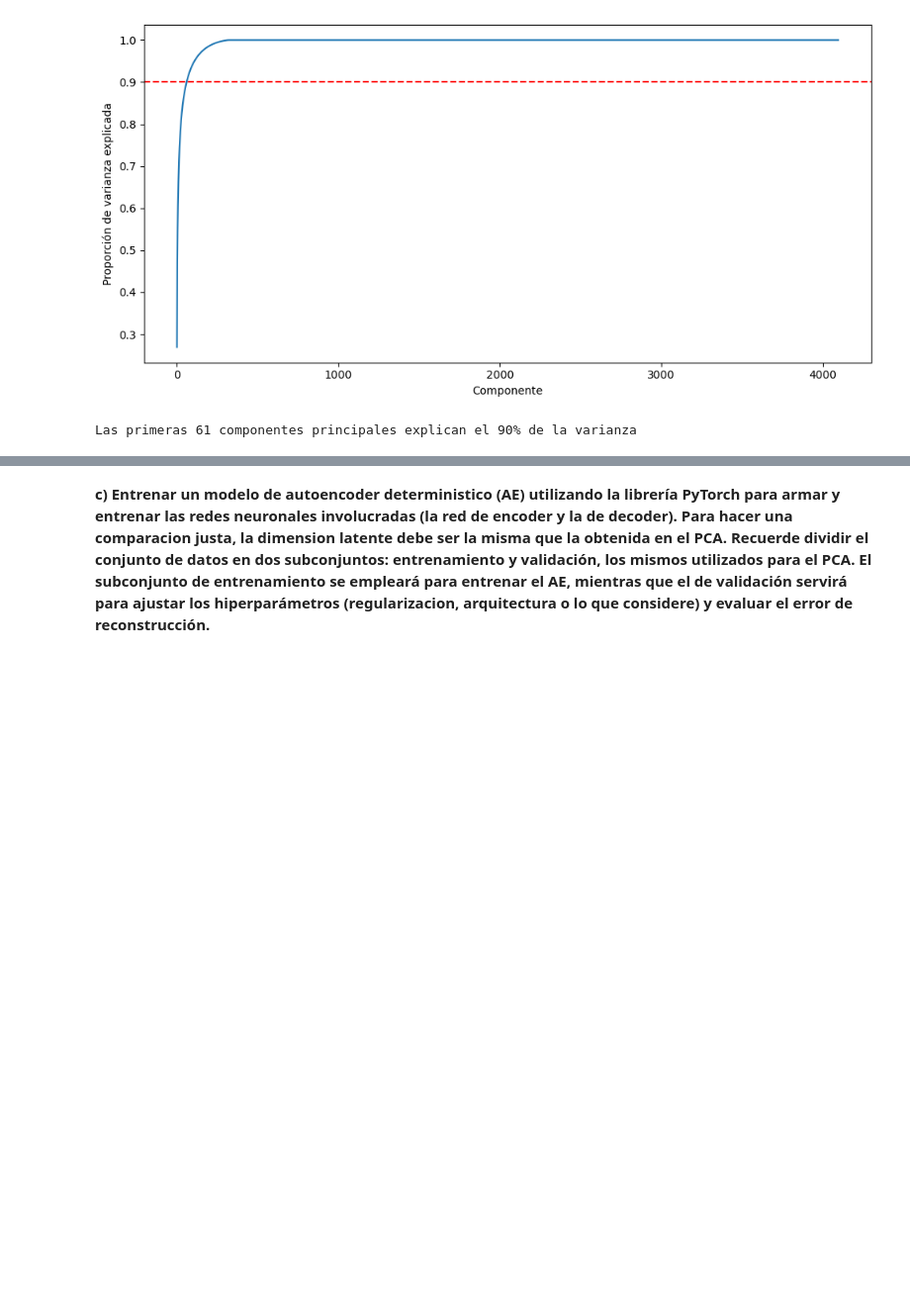
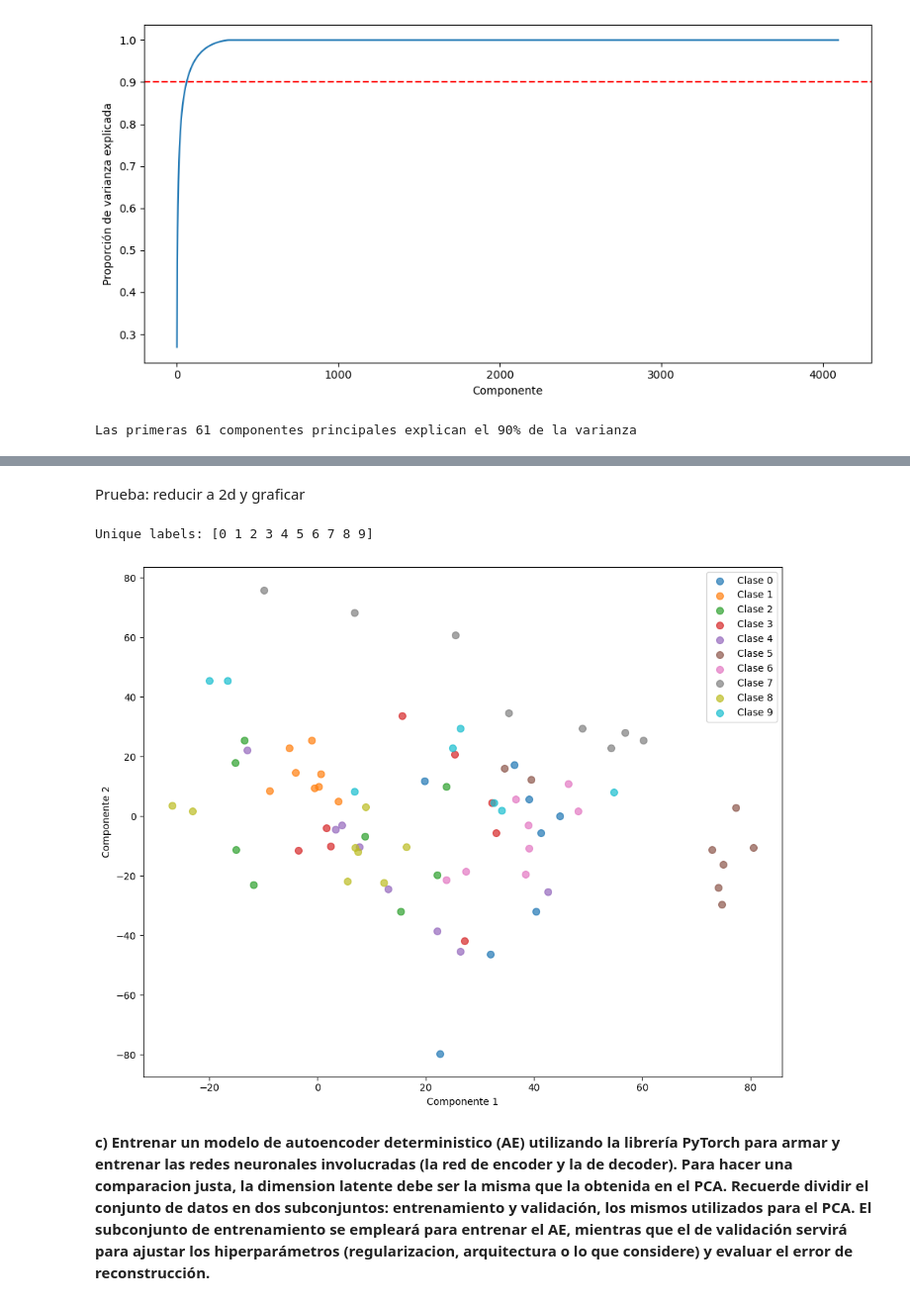
Before and after one commit to gonzabaleta/udesa-ml-unsupervised-learning, a Jupyter notebook: Zabaleta_Gonzalo_Notebook_TP4.ipynb, the cells around one changed output, grey strips where cells are left out. Shown at 99% size. Saved outputs shown, nothing was run; the diff lists cells and outputs as text; code cells hidden in the pictures; blank space fills up the shorter version.

```diff
--- a/Zabaleta_Gonzalo_Notebook_TP4.ipynb
+++ b/Zabaleta_Gonzalo_Notebook_TP4.ipynb
@@ -106,3 +117,12 @@ plot_reconstruction_comparison(X, X_reconstructed, n_images=10, filename="5_reco
+# %% [markdown]
+Prueba: reducir a 2d y graficar
+# %%
+Z_2 = transform_pca(X_std, W, 2)
+Z_2_subset, y_subset = select_subset_classes(Z_2, y, 10)
+plot_scatter_2d(Z_2_subset, y_subset, xlabel="Componente 1", ylabel="Componente 2", filename="6_pca_2d")
+# %% [output]
+Unique labels: [0 1 2 3 4 5 6 7 8 9]
+[figure, added]
 # %% [markdown]
 **c) Entrenar un modelo de autoencoder
   deterministico (AE) utilizando la librería
```
Also changed, not shown: parts of 8 cells of this notebook, 10 other files.
